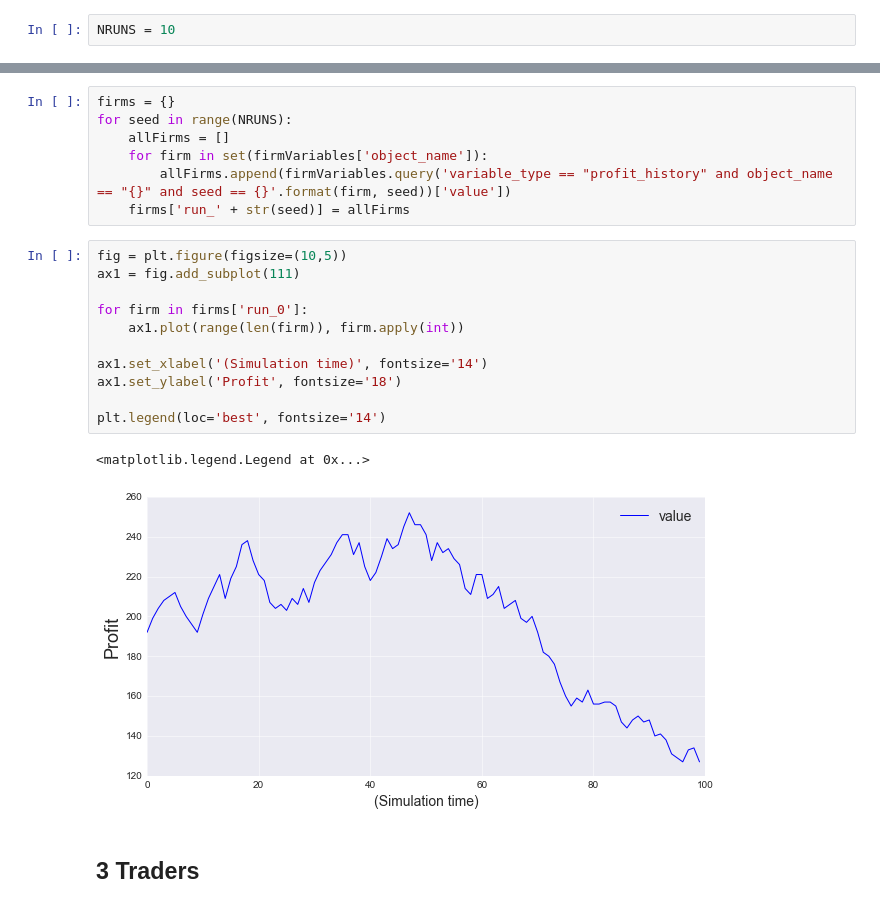
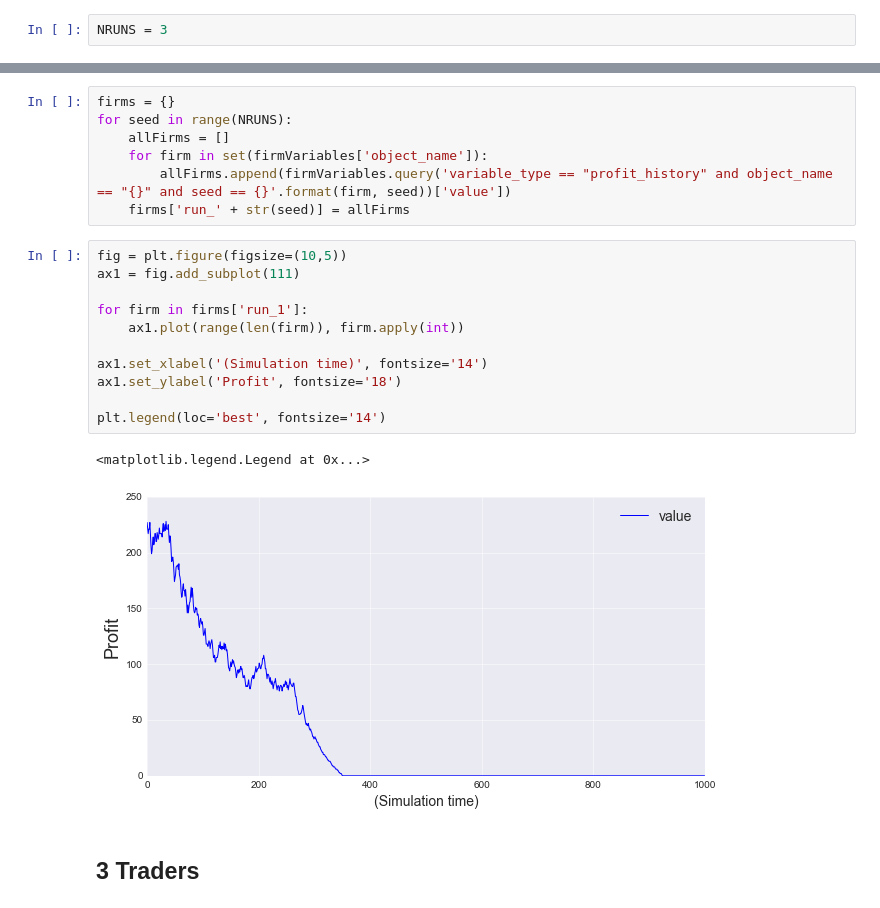
Before and after one commit to LCfP/Agent-Based-Stock-Market-Model, a Jupyter notebook: model_dynamics.ipynb, the cells around one changed output, grey strips where cells are left out. Saved outputs shown, nothing was run; the diff lists cells and outputs as text.

Commit message:
startUpdatingFirmEarnings

```diff
--- a/model_dynamics.ipynb
+++ b/model_dynamics.ipynb
@@ -13,7 +13,7 @@ style.use('seaborn-darkgrid')
 conn = sqlite3.connect('dataBaseCDAuction.sqlite')
 cur = conn.cursor()
 # %%
-NRUNS = 10
+NRUNS = 3
 # %% [markdown]
 # Stock market model analysis
 In this notebook, we analyse the stock market model dynamics. We focus on general market dynamics, fundamentals and trader dynamics.
@@ -122,17 +184,17 @@ for seed in range(NRUNS):
 # %%
 fig = plt.figure(figsize=(10,5))
 ax1 = fig.add_subplot(111)
 
-for firm in firms['run_0']:
+for firm in firms['run_1']:
     ax1.plot(range(len(firm)), firm.apply(int))
 
 ax1.set_xlabel('(Simulation time)', fontsize='14')
 ax1.set_ylabel('Profit', fontsize='18')
 
 plt.legend(loc='best', fontsize='14')
 # %% [output]
 <matplotlib.legend.Legend at 0x...>
-[figure, old version]
+[figure, new version]
 # %% [markdown]
 ## 3 Traders
 # %%
```
Also changed, not shown: parts of 10 cells of this notebook, 1 other file.
